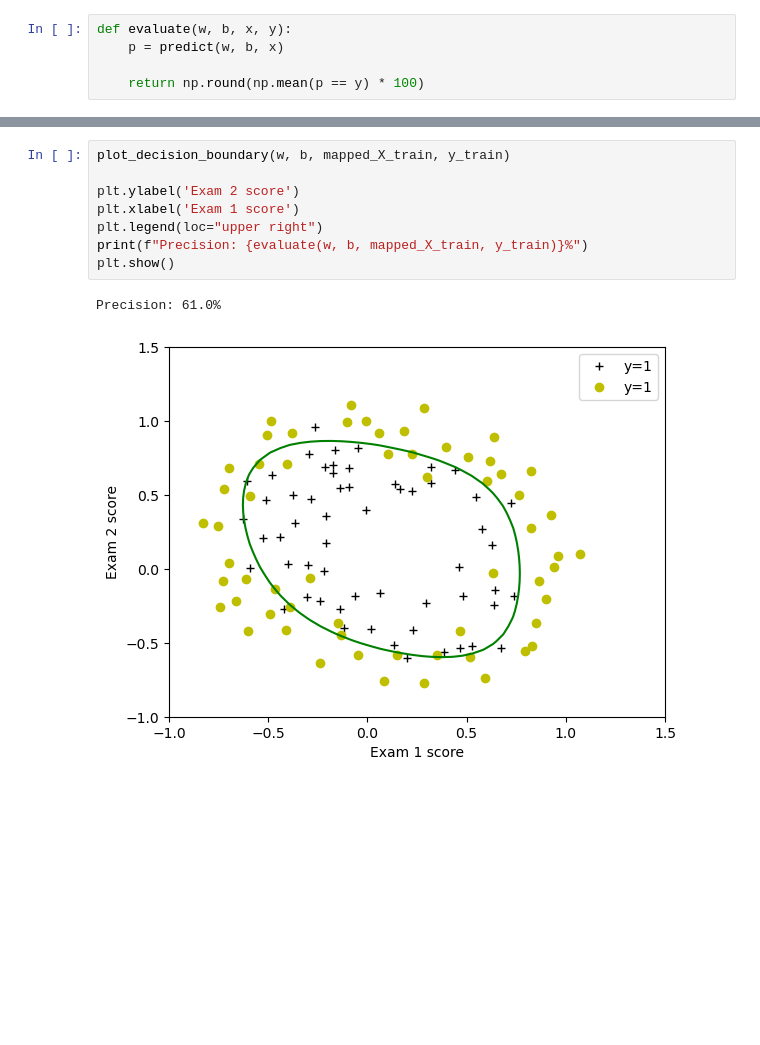
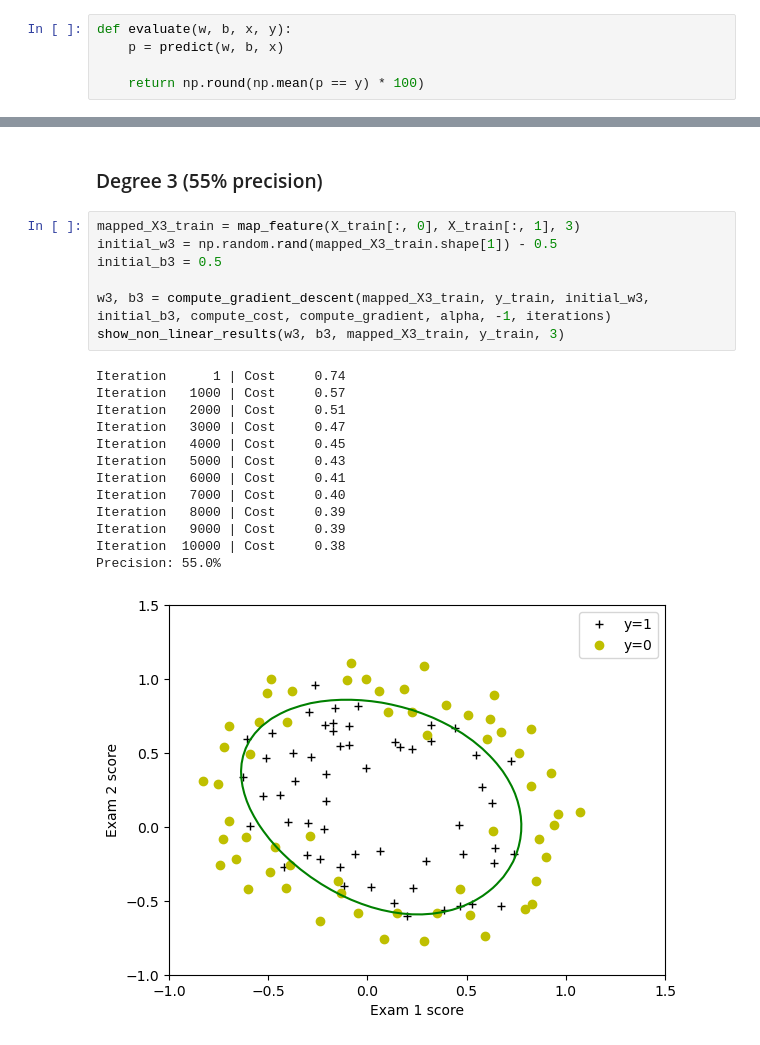
Before and after one commit to saymow/machine-learning, a Jupyter notebook: logistic-regression.ipynb, the cells around one changed output, grey strips where cells are left out. Cells and saved outputs as stored; diff of their text form; blank space fills up the shorter version.

```diff
--- a/logistic-regression.ipynb
+++ b/logistic-regression.ipynb
@@ -138,11 +154,23 @@ Iteration 10000: Cost     0.36
-# %%
-plot_decision_boundary(w, b, mapped_X_train, y_train)
-
-plt.ylabel('Exam 2 score')
-plt.xlabel('Exam 1 score')
-plt.legend(loc="upper right")
-print(f"Precision: {evaluate(w, b, mapped_X_train, y_train)}%")
-plt.show()
-# %% [output]
-Precision: 61.0%
-[figure, removed]
+# %% [markdown]
+### Degree 3 (55% precision)
+# %%
+mapped_X3_train = map_feature(X_train[:, 0], X_train[:, 1], 3)
+initial_w3 = np.random.rand(mapped_X3_train.shape[1]) - 0.5
+initial_b3 = 0.5
+
+w3, b3 = compute_gradient_descent(mapped_X3_train, y_train, initial_w3, initial_b3, compute_cost, compute_gradient, alpha, -1, iterations)
+show_non_linear_results(w3, b3, mapped_X3_train, y_train, 3)
+# %% [output]
+Iteration      1 | Cost     0.74
+Iteration   1000 | Cost     0.57
+Iteration   2000 | Cost     0.51
+Iteration   3000 | Cost     0.47
+Iteration   4000 | Cost     0.45
+Iteration   5000 | Cost     0.43
+Iteration   6000 | Cost     0.41
+Iteration   7000 | Cost     0.40
+Iteration   8000 | Cost     0.39
+Iteration   9000 | Cost     0.39
+Iteration  10000 | Cost     0.38
+Precision: 55.0%
+[figure, added]
```
Also changed, not shown: parts of 15 cells of this notebook, 1 other file.
